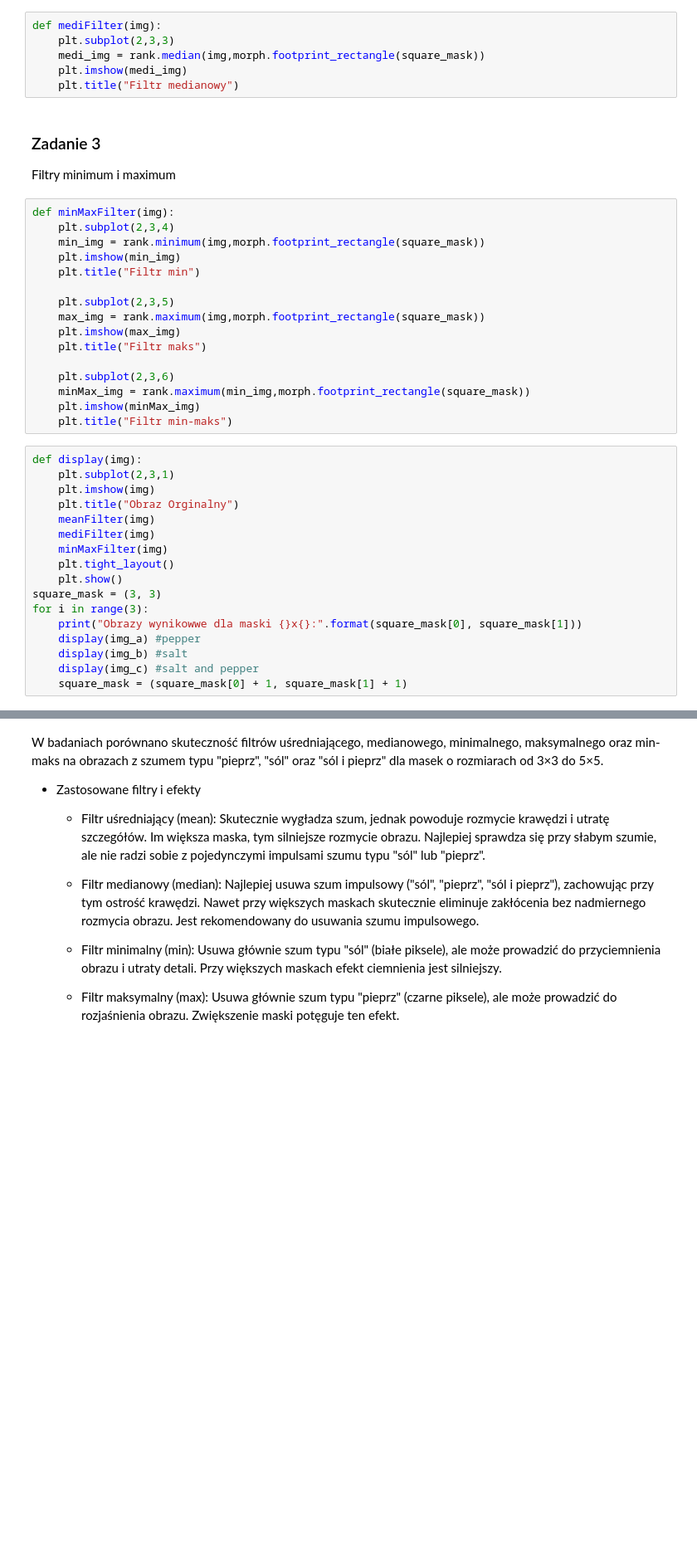
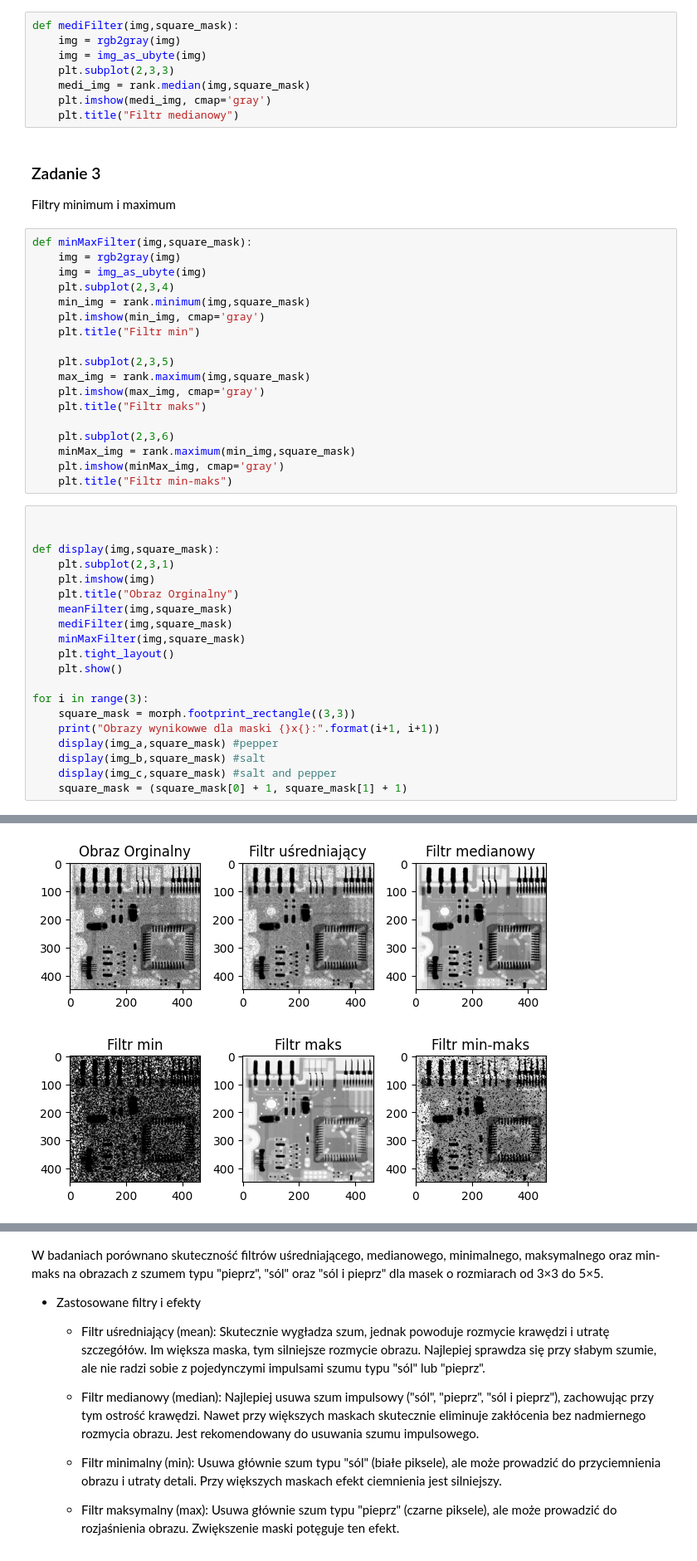
Before and after one commit to krysx7003/CPSO, a Jupyter notebook: Lab2/Cw9.ipynb, the cells around one changed output, grey strips where cells are left out. Shown at 83% size. Cells and saved outputs as stored; diff of their text form; blank space fills up the shorter version.

```diff
--- a/Lab2/Cw9.ipynb
+++ b/Lab2/Cw9.ipynb
@@ -28,45 +32,52 @@ def meanFilter(img):
 ### Zadanie 2
 Nieliniowy filtr medianowy
 # %%
-def mediFilter(img):
+def mediFilter(img,square_mask):
+    img = rgb2gray(img)
+    img = img_as_ubyte(img)
     plt.subplot(2,3,3)
-    medi_img = rank.median(img,morph.footprint_rectangle(square_mask))
-    plt.imshow(medi_img)
+    medi_img = rank.median(img,square_mask)
+    plt.imshow(medi_img, cmap='gray')
     plt.title("Filtr medianowy")
 # %% [markdown]
 ### Zadanie 3
 Filtry minimum i maximum
 # %%
-def minMaxFilter(img):
+def minMaxFilter(img,square_mask):
+    img = rgb2gray(img)
+    img = img_as_ubyte(img)
     plt.subplot(2,3,4)
-    min_img = rank.minimum(img,morph.footprint_rectangle(square_mask))
-    plt.imshow(min_img)
+    min_img = rank.minimum(img,square_mask)
+    plt.imshow(min_img, cmap='gray')
     plt.title("Filtr min")
 
     plt.subplot(2,3,5)
-    max_img = rank.maximum(img,morph.footprint_rectangle(square_mask))
-    plt.imshow(max_img)
+    max_img = rank.maximum(img,square_mask)
+    plt.imshow(max_img, cmap='gray')
     plt.title("Filtr maks")
 
     plt.subplot(2,3,6)
-    minMax_img = rank.maximum(min_img,morph.footprint_rectangle(square_mask))
-    plt.imshow(minMax_img)
+    minMax_img = rank.maximum(min_img,square_mask)
+    plt.imshow(minMax_img, cmap='gray')
     plt.title("Filtr min-maks")
 # %%
-def display(img):
+
+
+def display(img,square_mask):
     plt.subplot(2,3,1)
     plt.imshow(img)
     plt.title("Obraz Orginalny")
-    meanFilter(img)
-    mediFilter(img)
-    minMaxFilter(img)
+    meanFilter(img,square_mask)
+    mediFilter(img,square_mask)
+    minMaxFilter(img,square_mask)
     plt.tight_layout()
     plt.show()
-square_mask = (3, 3)
+
 for i in range(3):
-    print("Obrazy wynikowwe dla maski {}x{}:".format(square_mask[0], square_mask[1]))
-    display(img_a) #pepper
-    display(img_b) #salt
-    display(img_c) #salt and pepper
+    square_mask = morph.footprint_rectangle((3,3))
+    print("Obrazy wynikowwe dla maski {}x{}:".format(i+1, i+1))
+    display(img_a,square_mask) #pepper
+    display(img_b,square_mask) #salt
+    display(img_c,square_mask) #salt and pepper
     square_mask = (square_mask[0] + 1, square_mask[1] + 1)
 # %% [output]
@@ -73,0 +85 @@ Obrazy wynikowwe dla maski 3x3:
+[figure, new version]
```
Also changed, not shown: parts of 3 cells of this notebook, 27 other files.
